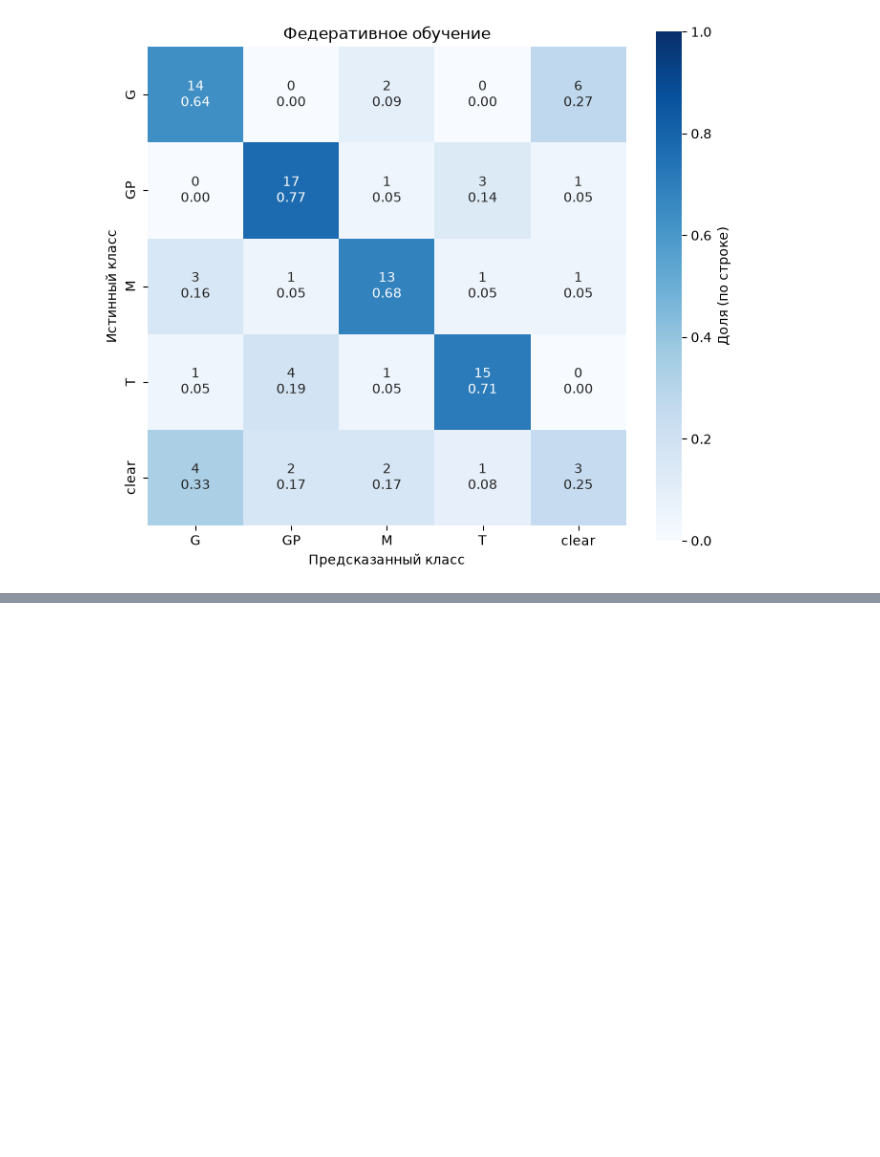
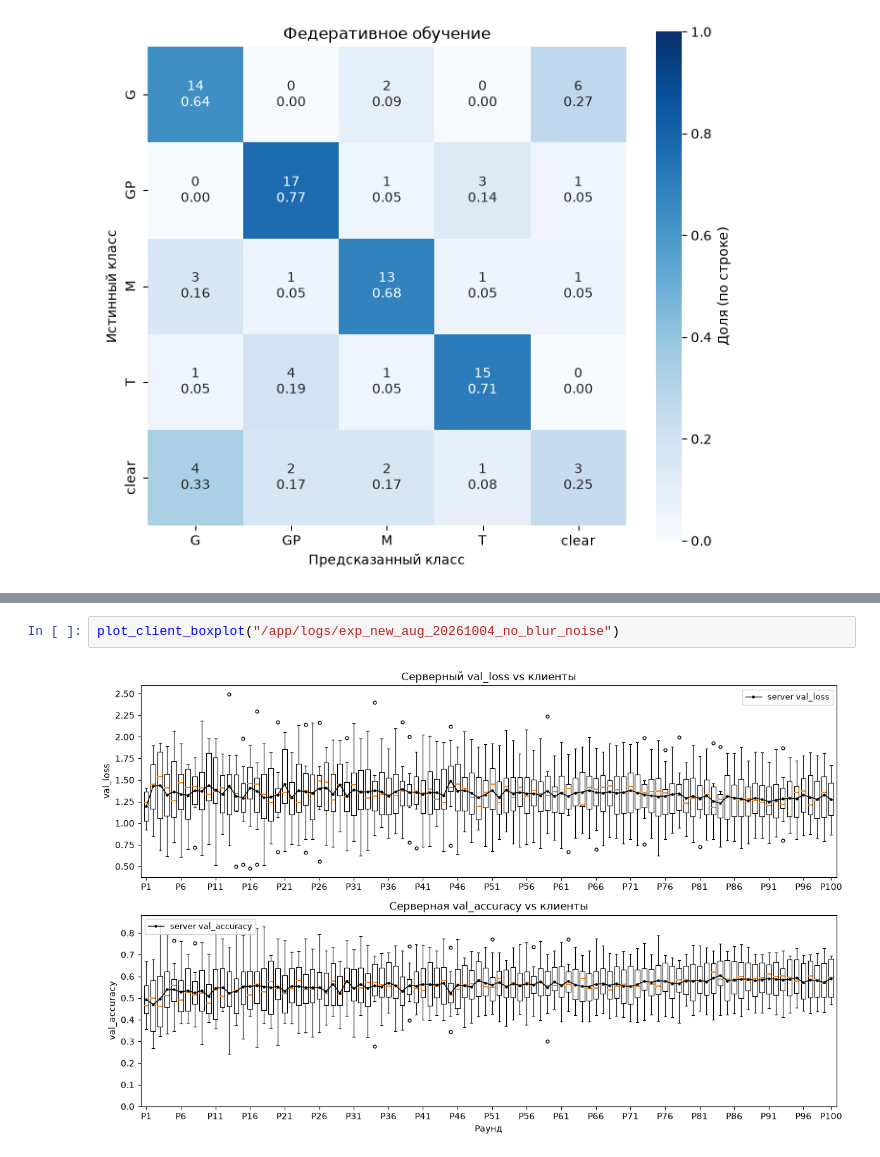
Before and after one commit to Ilyaant/federated-learning-experiments, a Jupyter notebook: notebooks/metrics.ipynb, the cells around one changed output, grey strips where cells are left out. Cells and saved outputs as stored; diff of their text form; blank space fills up the shorter version.

Commit message:
add boxplot function

```diff
--- a/notebooks/metrics.ipynb
+++ b/notebooks/metrics.ipynb
@@ -296,0 +368,4 @@ plot_client_deviation("/app/logs/exp_new_aug_20261019_224_3epochs")
+# %%
+plot_client_boxplot("/app/logs/exp_new_aug_20261004_no_blur_noise")
+# %% [output]
+[figure, added]
```
Also changed, not shown: parts of 4 cells of this notebook.
